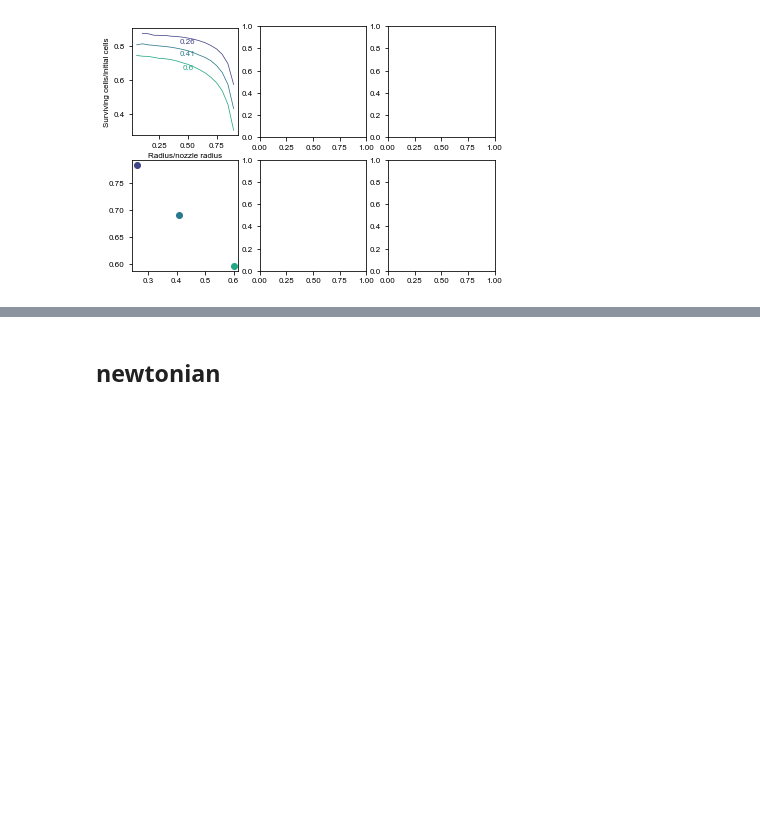
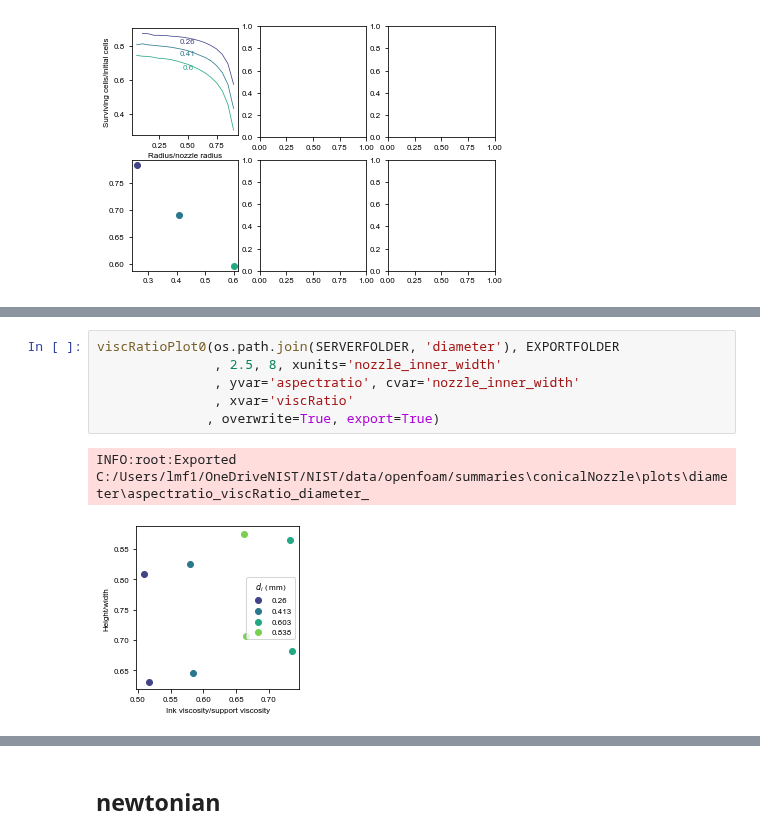
Before and after one commit to usnistgov/openfoamEmbedded3DP, a Jupyter notebook: pythonscripts/interfacemetrics_conicalNozzle.ipynb, the cells around one changed output, grey strips where cells are left out. Saved outputs shown, nothing was run; the diff lists cells and outputs as text; blank space fills up the shorter version.

```diff
--- a/pythonscripts/interfacemetrics_conicalNozzle.ipynb
+++ b/pythonscripts/interfacemetrics_conicalNozzle.ipynb
@@ -331,0 +368,9 @@ ZeroDivisionError: division by zero
+# %%
+viscRatioPlot0(os.path.join(SERVERFOLDER, 'diameter'), EXPORTFOLDER
+               , 2.5, 8, xunits='nozzle_inner_width'
+               , yvar='aspectratio', cvar='nozzle_inner_width'
+               , xvar='viscRatio'
+              , overwrite=True, export=True)
+# %% [output]
+INFO:root:Exported C:/Users/lmf1/OneDriveNIST/NIST/data/openfoam/summaries\conicalNozzle\plots\diameter\aspectratio_viscRatio_diameter_
+[figure, added]
```
Also changed, not shown: parts of 29 cells of this notebook, 16 other files.
